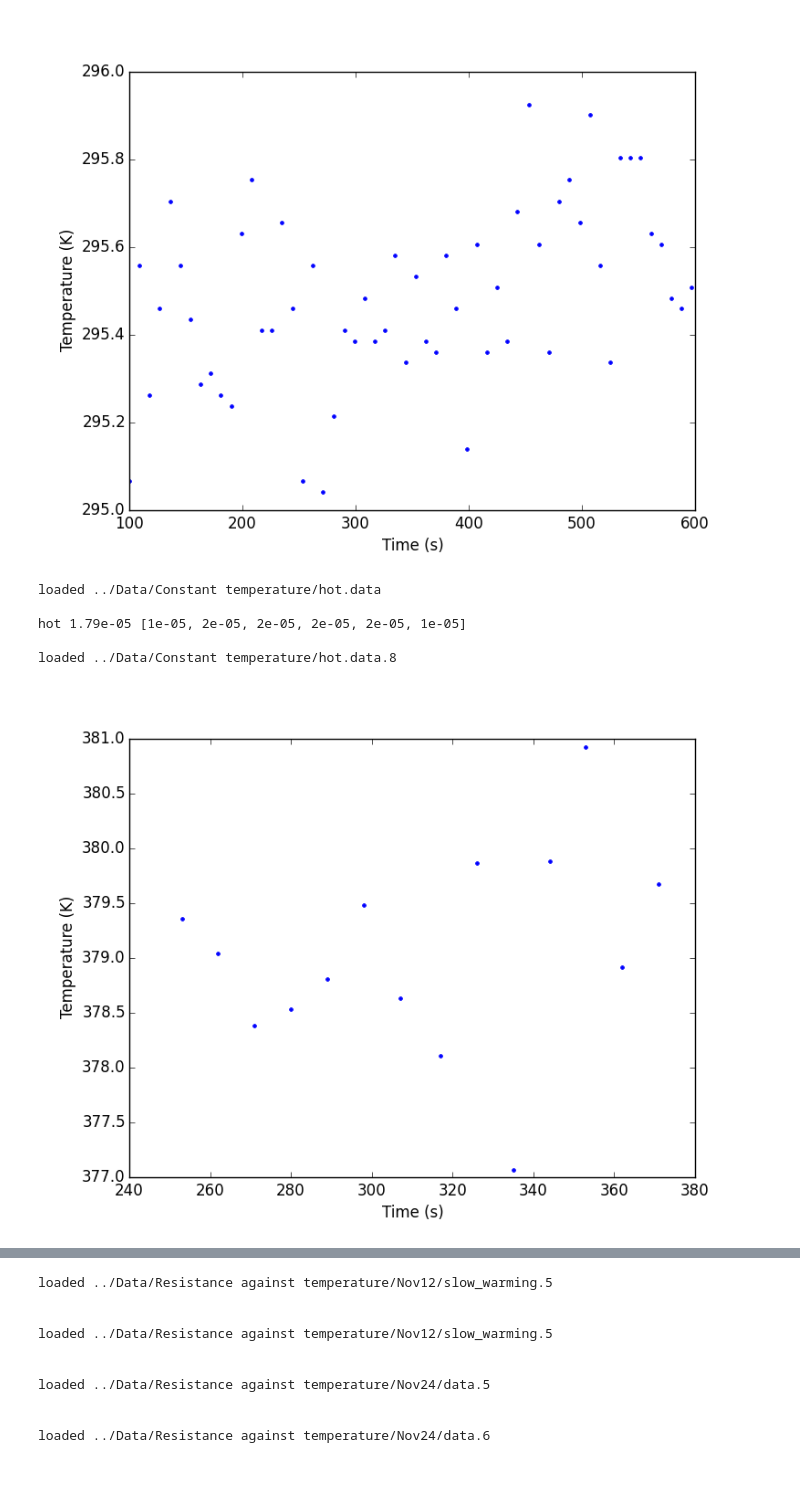
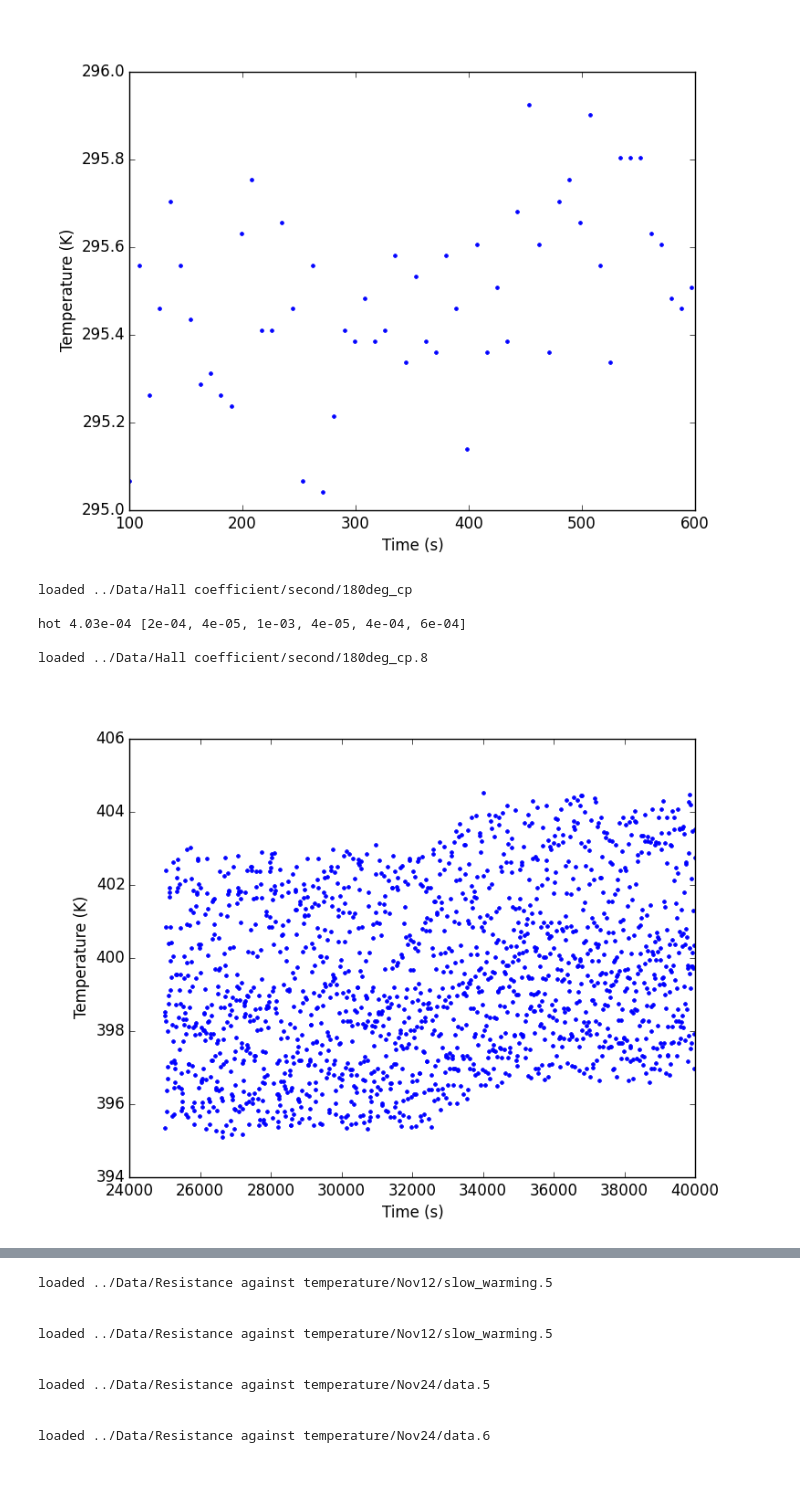
Before and after one commit to ejetzer/hall, a Jupyter notebook: Outline/Lab Outline.ipynb, the cells around one changed output, grey strips where cells are left out. Drawn from its saved outputs; the diff is of its cells as text; code cells hidden in the pictures.

Commit message:
Mobility plots.

```diff
--- a/Outline/Lab Outline.ipynb
+++ b/Outline/Lab Outline.ipynb
@@ -235,15 +235,15 @@ room 2.01e-05 [2e-05, 2e-05, 2e-05, 2e-05, 2e-05, 2e-05]
 loaded ../Data/Constant temperature/room.data.8
 [figure]
 # %%
-data_file = '../Data/Constant temperature/hot.data'
-hot_err, hot_errs = error_test.make_error(data_file, xin=(250, 400))
+data_file = '../Data/Hall coefficient/second/180deg_cp'
+hot_err, hot_errs = error_test.make_error(data_file, xin=(25000, 40000))
 print 'hot {:1.2e} [{:1.0e}, {:1.0e}, {:1.0e}, {:1.0e}, {:1.0e}, {:1.0e}]'.format(hot_err, *hot_errs)
-simple_plot.simple_plot(data_file+'.8', xlabel='Time (s)', ylabel='Temperature (K)', xmin=250, xmax=400)
-Image('../Graphs/Simple plots/hot.data.8.png')
+simple_plot.simple_plot(data_file+'.8', xlabel='Time (s)', ylabel='Temperature (K)', xmin=25000, xmax=40000)
+Image('../Graphs/Simple plots/180deg_cp.8.png')
 # %% [output]
-loaded ../Data/Constant temperature/hot.data
+loaded ../Data/Hall coefficient/second/180deg_cp
 
-hot 1.79e-05 [1e-05, 2e-05, 2e-05, 2e-05, 2e-05, 1e-05]
+hot 4.03e-04 [2e-04, 4e-05, 1e-03, 4e-05, 4e-04, 6e-04]
 
-loaded ../Data/Constant temperature/hot.data.8
+loaded ../Data/Hall coefficient/second/180deg_cp.8
-[figure, old version]
+[figure, new version]
```
Also changed, not shown: parts of 15 cells of this notebook, 46 other files.
